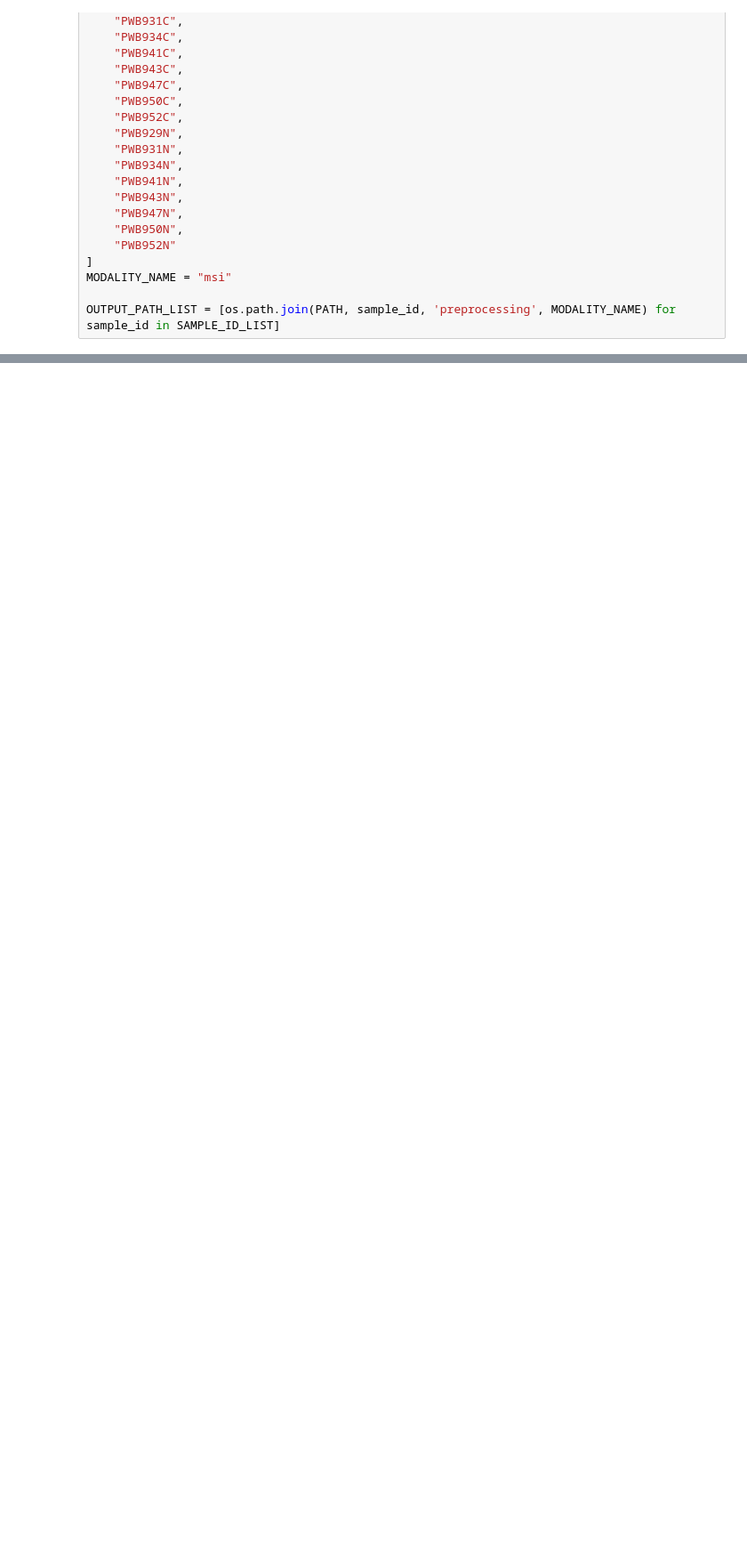
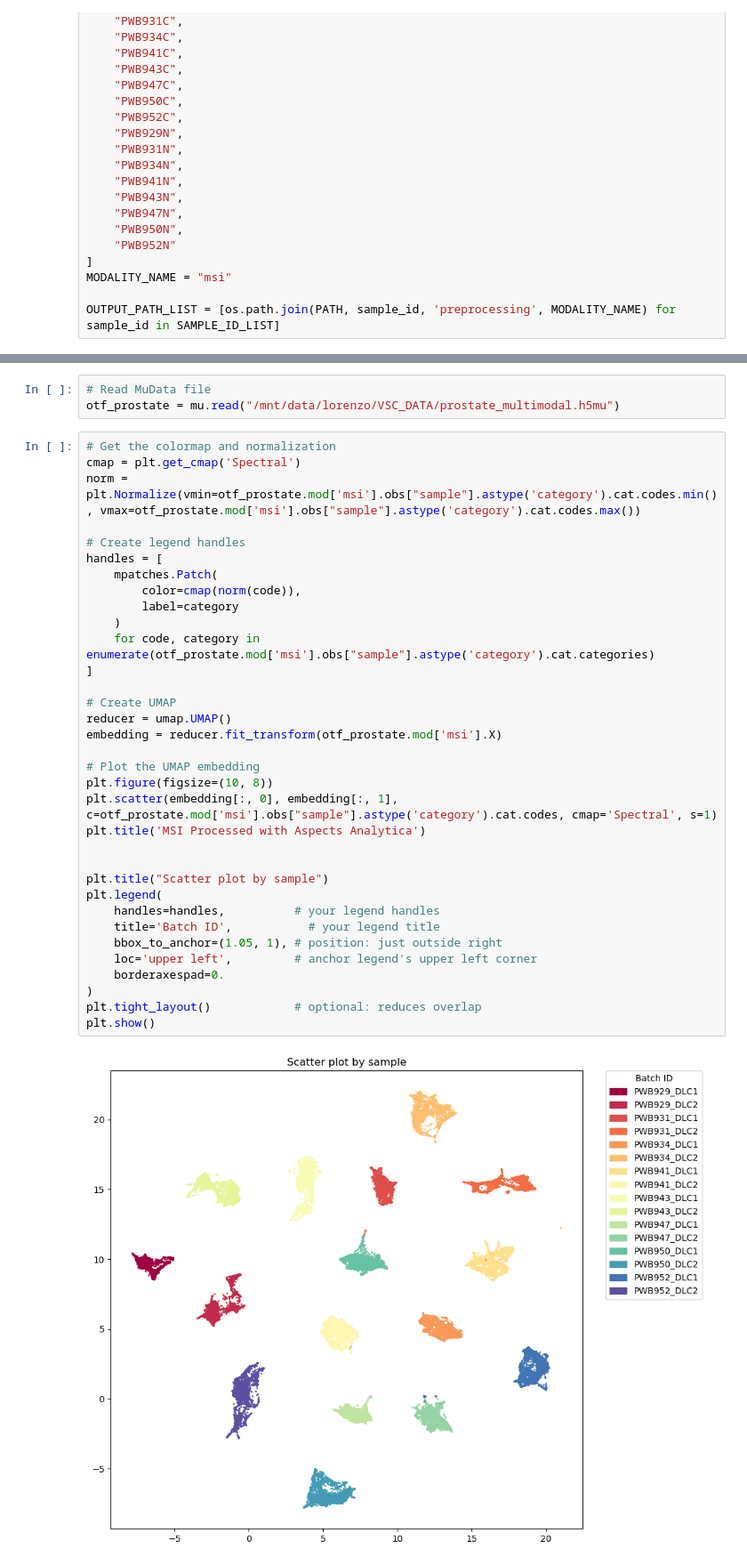
Before and after one commit to sifrimlab/FOCUS, a Jupyter notebook: src/explore_msi_merge.ipynb, the cells around one changed output, grey strips where cells are left out. Shown: that part at 89% size. Drawn from its saved outputs; the diff is of its cells as text; blank space fills up the shorter version.

```diff
--- a/src/explore_msi_merge.ipynb
+++ b/src/explore_msi_merge.ipynb
@@ -166,0 +285,39 @@ Text(0.5, 1.0, 'MSI Image for 00103993-1')
+# %%
+# Read MuData file
+otf_prostate = mu.read("/mnt/data/lorenzo/VSC_DATA/prostate_multimodal.h5mu")
+# %%
+# Get the colormap and normalization
+cmap = plt.get_cmap('Spectral')
+norm = plt.Normalize(vmin=otf_prostate.mod['msi'].obs["sample"].astype('category').cat.codes.min(), vmax=otf_prostate.mod['msi'].obs["sample"].astype('category').cat.codes.max())
+
+# Create legend handles
+handles = [
+    mpatches.Patch(
+        color=cmap(norm(code)),
+        label=category
+    )
+    for code, category in enumerate(otf_prostate.mod['msi'].obs["sample"].astype('category').cat.categories)
+]
+
+# Create UMAP
+reducer = umap.UMAP()
+embedding = reducer.fit_transform(otf_prostate.mod['msi'].X)
+
+# Plot the UMAP embedding
+plt.figure(figsize=(10, 8))
+plt.scatter(embedding[:, 0], embedding[:, 1], c=otf_prostate.mod['msi'].obs["sample"].astype('category').cat.codes, cmap='Spectral', s=1)
+plt.title('MSI Processed with Aspects Analytica')
+
+
+plt.title("Scatter plot by sample")
+plt.legend(
+    handles=handles,          # your legend handles
+    title='Batch ID',           # your legend title
+    bbox_to_anchor=(1.05, 1), # position: just outside right
+    loc='upper left',         # anchor legend's upper left corner
+    borderaxespad=0.
+)
+plt.tight_layout()            # optional: reduces overlap
+plt.show()
+# %% [output]
+[figure, added]
```
Also changed, not shown: parts of 17 cells of this notebook, 2 other files.
